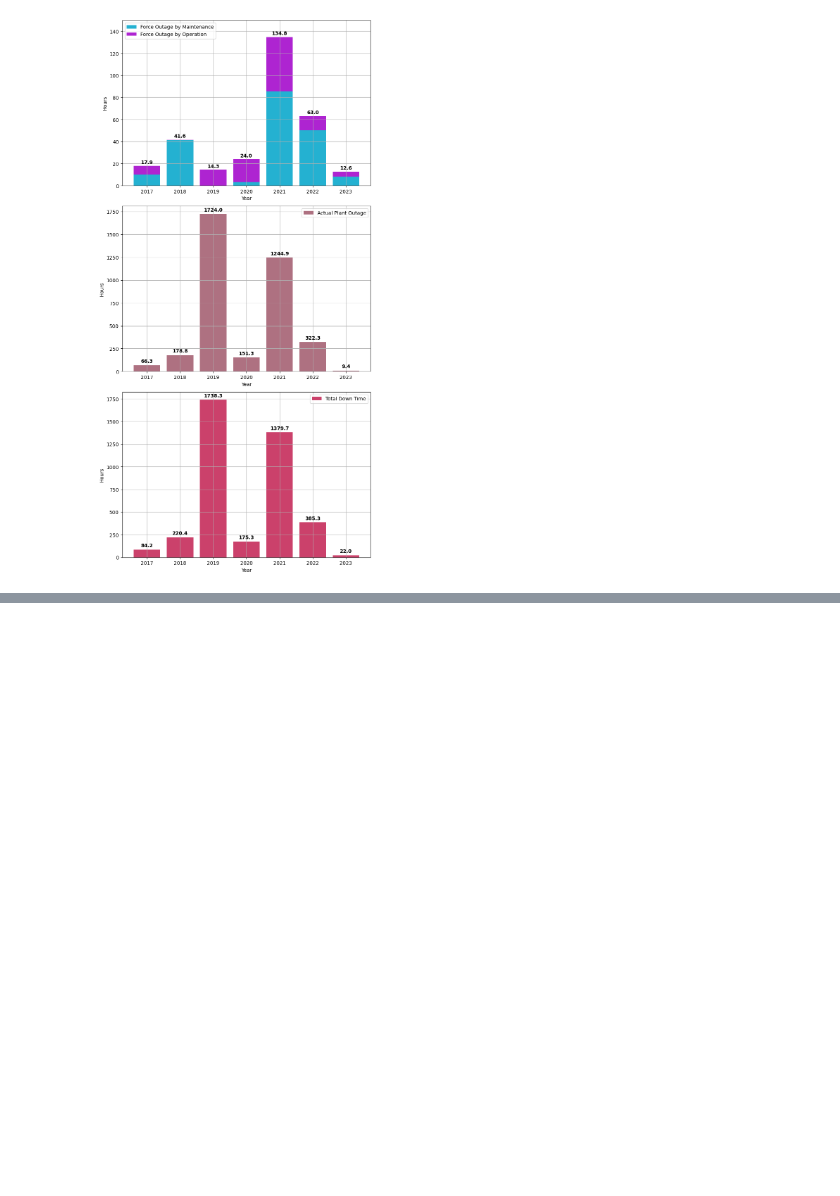
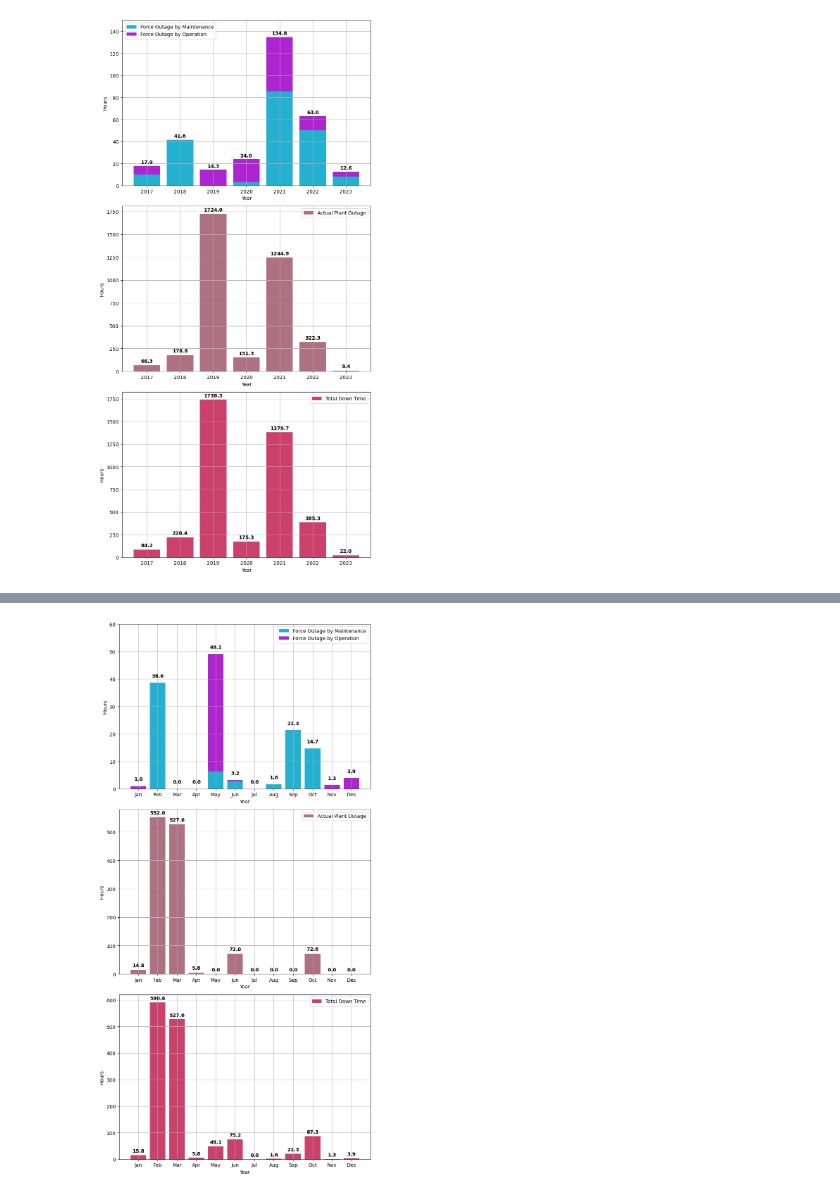
Before and after one commit to mekatronik-achmadi/Predict-CBM, a Jupyter notebook: Vale/Docs/DataPA/pa_data_analysis.ipynb, the cells around one changed output, grey strips where cells are left out. Saved outputs shown, nothing was run; the diff lists cells and outputs as text; code cells hidden in the pictures; blank space fills up the shorter version.

Commit message:
udate on monthly observation

```diff
--- a/Vale/Docs/DataPA/pa_data_analysis.ipynb
+++ b/Vale/Docs/DataPA/pa_data_analysis.ipynb
@@ -283,0 +278,20 @@ Text(0, 0.5, 'Hour')
+# %%
+# dividing data on each month
+def month_frame_segmentation(data):
+    year = data['Date'][0].year
+    idx_month = np.arange(1, 13)
+    segmented_data = []
+    for i in range(len(idx_month)):
+        frame = str(year) + '-' + f"{i+1:02}"
+        segmented = pa_data[pa_data['Date'].dt.strftime('%Y-%m') == frame]
+        segmented.reset_index(drop=True, inplace=True)
+
+        segmented_data.append(segmented)
+
+    return segmented_data
+
+# analyze data on 2021 (idx = 4)
+pa_data_segmented_month = month_frame_segmentation(pa_data_segmented[4])
+
+#a = start[0].to_pydatetime()
+#a.strftime("%B")
@@ -283,0 +334,74 @@ Text(0, 0.5, 'Hour')
+# %%
+# create the plot
+fig = plt.figure(figsize=(8, 16))
+
+# first axis
+ax = fig.add_subplot(311)
+
+barData = df_data_resume_month[['Force Outage by Maintenance', 'Force Outage by Operation']]
+totals = barData.sum(axis=1)
+colors = ['#24b1d1', '#ae24d1']
+bottom = np.zeros(len(barData))
+
+x = df_data_resume_month['Month']
+
+for i, col in enumerate(barData.columns):
+    ax.bar(x, barData[col], bottom=bottom, label=col, color=colors[i])
+    bottom += np.array(barData[col])
+
+y_offset = 2
+for i, total in enumerate(totals):
+    ax.text(totals.index[i], total+y_offset, round(total,1), ha='center', weight='bold')
+
+
+ax.set_ylim([0, 60])
+
+#ax.bar(x, y1, label='Force Outage by Maintenance')
+#ax.bar(x, y2, bottom=y1, label='Force Outage by Operation')
+
+ax.set_xlabel("Year")
+ax.set_ylabel("Hours")
+
+ax.legend()
+ax.grid()
+
+# second axis
+ax2 = fig.add_subplot(312)
+barData = df_data_resume_month['Actual Plant Outage']
+totals = barData
+colors = ['#ae7181']
+bottom = np.zeros(len(barData))
+
+ax2.bar(x, barData, label='Actual Plant Outage', color=colors[0])
+
+y_offset = 10
+for i, total in enumerate(totals):
+    ax2.text(totals.index[i], total+y_offset, round(total,1), ha='center', weight='bold')
+ax2.set_xlabel("Year")
+ax2.set_ylabel("Hours")
+
+ax2.legend()
+ax2.grid()
+
+# third axis
+ax3 = fig.add_subplot(313)
+
+barData = df_data_resume_month['Total Down Time']
+totals = barData
+colors = ['#cb416b']
+bottom = np.zeros(len(barData))
+
+ax3.bar(x, barData, label='Total Down Time', color=colors[0])
+
+y_offset = 10
+for i, total in enumerate(totals):
+    ax3.text(totals.index[i], total+y_offset, round(total,1), ha='center', weight='bold')
+ax3.set_xlabel("Year")
+ax3.set_ylabel("Hours")
+
+ax3.legend()
+ax3.grid()
+
+fig.tight_layout()
+# %% [output]
+[figure, added]
```
Also changed, not shown: parts of 5 cells of this notebook.
